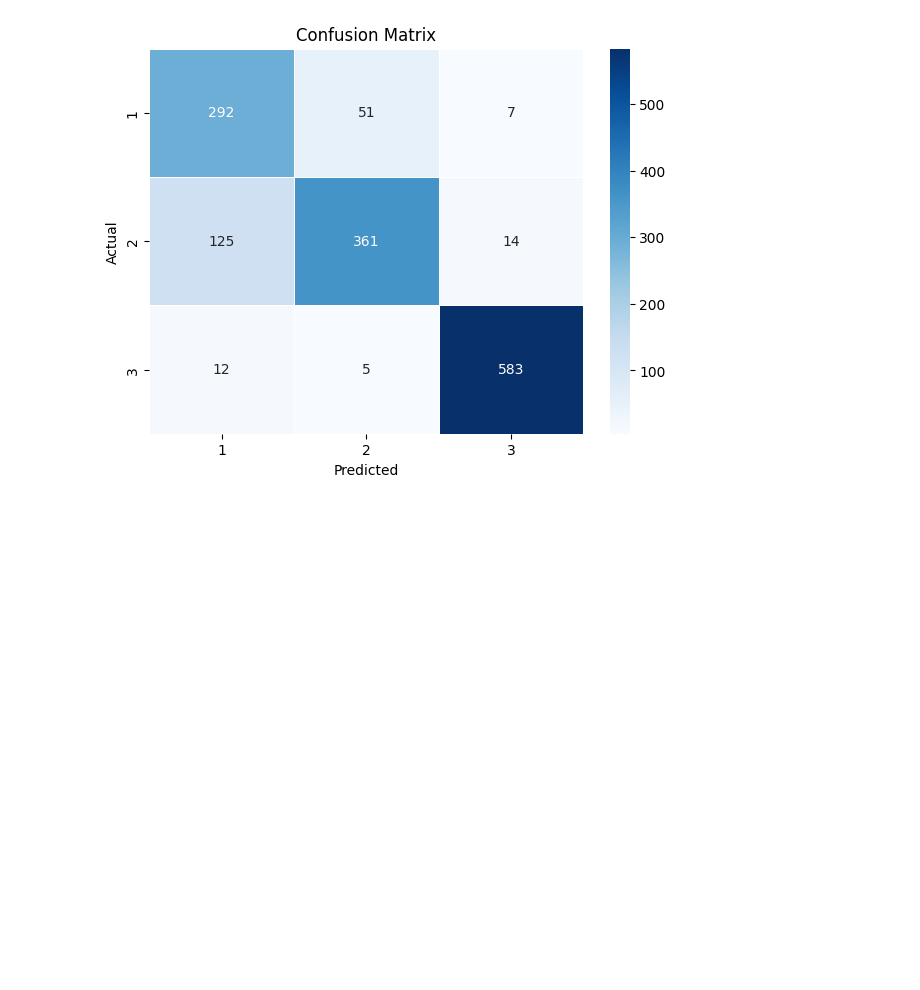
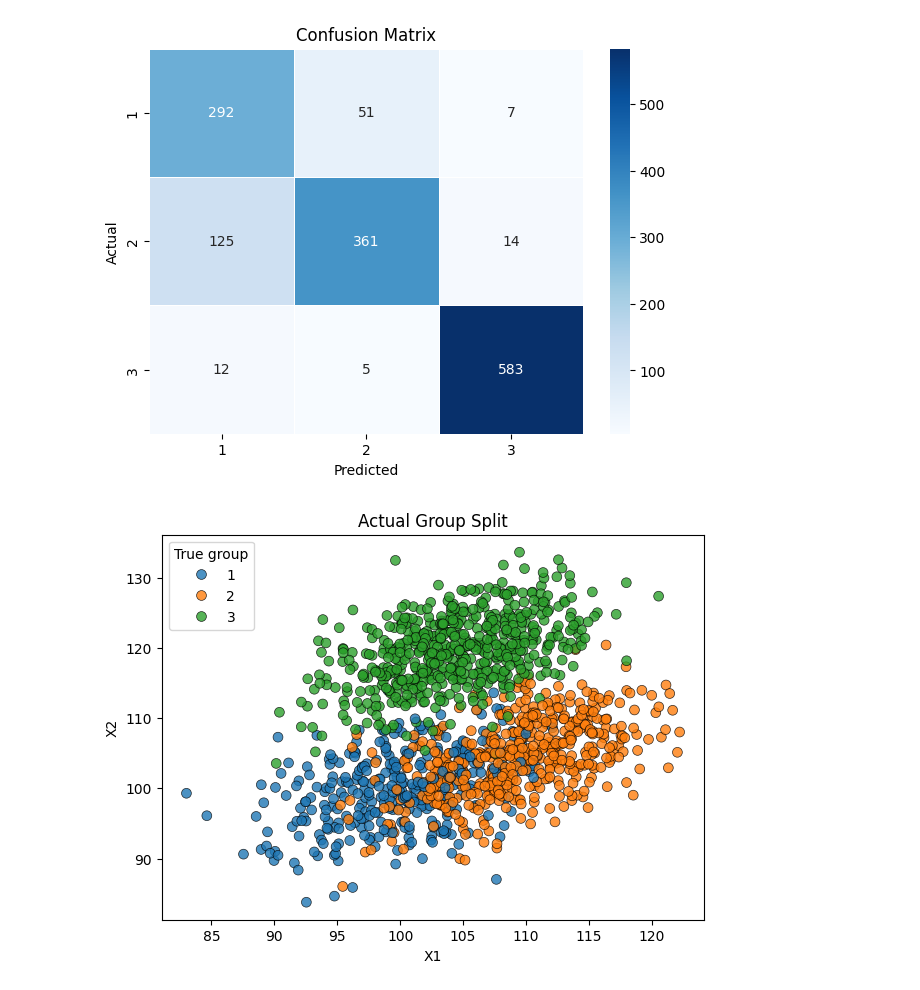
Before and after one commit to vbhaga89/MIT801_SL_Exam, a Jupyter notebook: question2.ipynb, the cells around one changed output. Saved outputs shown, nothing was run; the diff lists cells and outputs as text; code cells hidden in the pictures; blank space fills up the shorter version.

```diff
--- a/question2.ipynb
+++ b/question2.ipynb
@@ -597,3 +697,40 @@ plt.ylabel("Actual")
 plt.show()
 # %% [output]
 [figure]
+# %%
+# Make sure y_combined is 1D
+y_true = y_combined.values.ravel()
+
+# Combine X and y for easier plotting
+plot_df = X_combined.copy()
+plot_df["gr"] = y_true
+
+# Original colour scheme
+custom_palette = {
+    1: "tab:blue",
+    2: "tab:orange",
+    3: "tab:green",
+    4: "tab:purple"
+}
+
+plt.figure(figsize=(7, 5))
+
+sns.scatterplot(
+    data=plot_df,
+    x="x1",
+    y="x2",
+    hue="gr",
+    palette=custom_palette,
+    alpha=0.8,
+    s=50,
+    edgecolor="black",
+    linewidth=0.5
+)
+
+plt.xlabel("X1")
+plt.ylabel("X2")
+plt.title("Actual Group Split")
+plt.legend(title="True group")
+plt.show()
+# %% [output]
+[figure, added]
```
Also changed, not shown: parts of 7 cells of this notebook, 2 other files.
